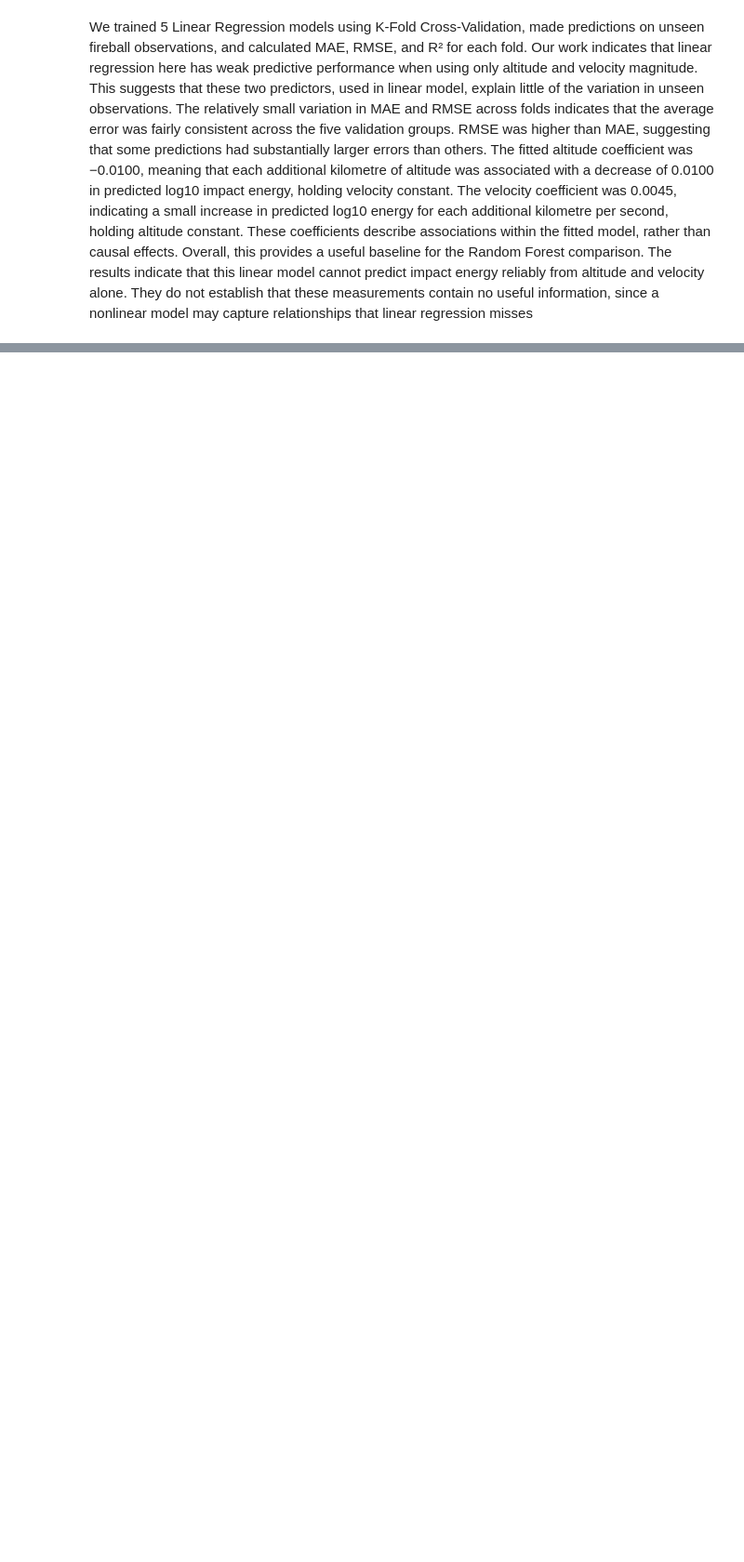
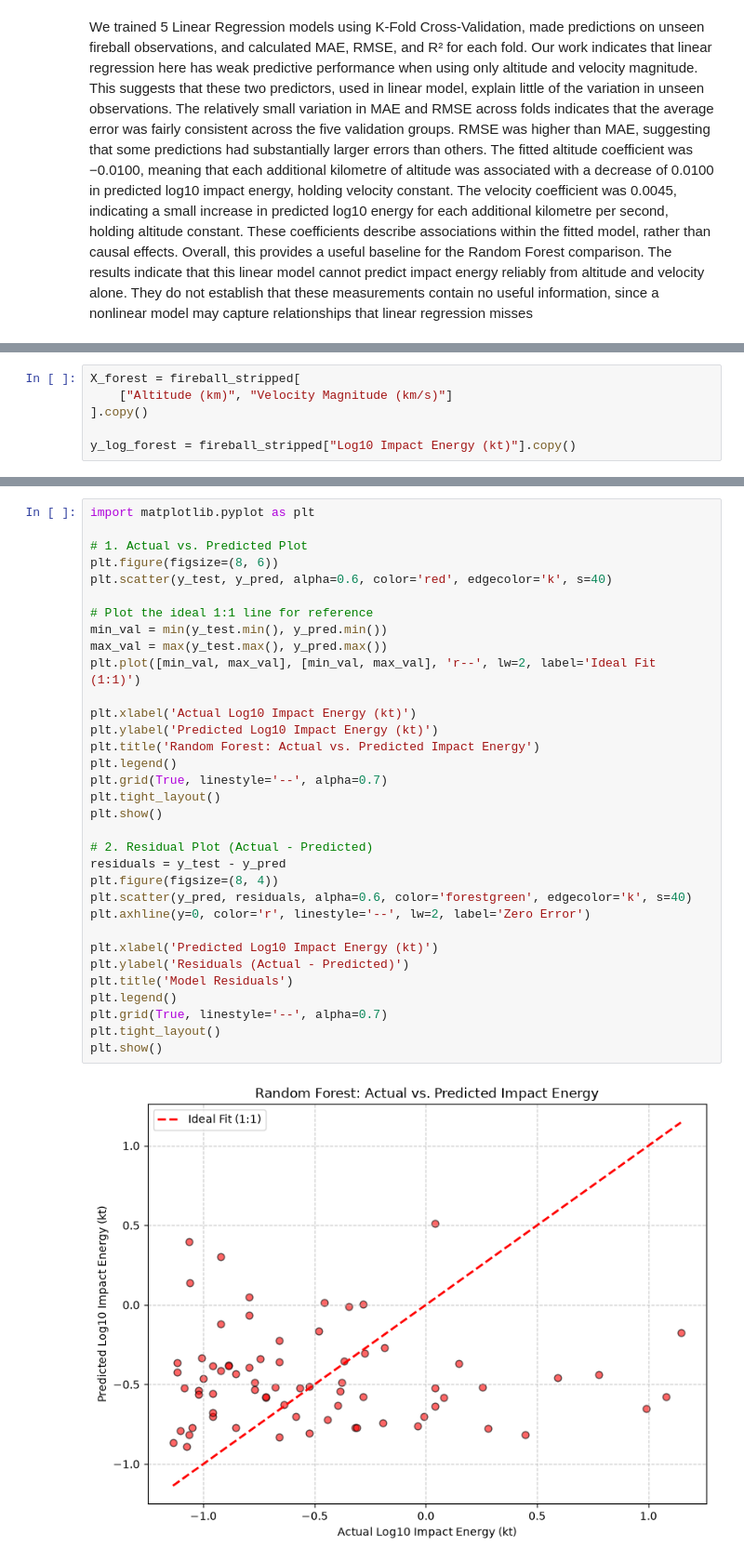
Before and after one commit to SepeZeus/TBA, a Jupyter notebook: fireball.ipynb, the cells around one changed output, grey strips where cells are left out. Shown at 93% size. Saved outputs shown, nothing was run; the diff lists cells and outputs as text; blank space fills up the shorter version.

```diff
--- a/fireball.ipynb
+++ b/fireball.ipynb
@@ -649,0 +654,6 @@ Overall, this provides a useful baseline for the Random Forest comparison. The r
+# %%
+X_forest = fireball_stripped[
+    ["Altitude (km)", "Velocity Magnitude (km/s)"]
+].copy()
+
+y_log_forest = fireball_stripped["Log10 Impact Energy (kt)"].copy()
@@ -649,0 +689,35 @@ Overall, this provides a useful baseline for the Random Forest comparison. The r
+# %%
+import matplotlib.pyplot as plt
+
+# 1. Actual vs. Predicted Plot
+plt.figure(figsize=(8, 6))
+plt.scatter(y_test, y_pred, alpha=0.6, color='red', edgecolor='k', s=40)
+
+# Plot the ideal 1:1 line for reference
+min_val = min(y_test.min(), y_pred.min())
+max_val = max(y_test.max(), y_pred.max())
+plt.plot([min_val, max_val], [min_val, max_val], 'r--', lw=2, label='Ideal Fit (1:1)')
+
+plt.xlabel('Actual Log10 Impact Energy (kt)')
+plt.ylabel('Predicted Log10 Impact Energy (kt)')
+plt.title('Random Forest: Actual vs. Predicted Impact Energy')
+plt.legend()
+plt.grid(True, linestyle='--', alpha=0.7)
+plt.tight_layout()
+plt.show()
+
+# 2. Residual Plot (Actual - Predicted)
+residuals = y_test - y_pred
+plt.figure(figsize=(8, 4))
+plt.scatter(y_pred, residuals, alpha=0.6, color='forestgreen', edgecolor='k', s=40)
+plt.axhline(y=0, color='r', linestyle='--', lw=2, label='Zero Error')
+
+plt.xlabel('Predicted Log10 Impact Energy (kt)')
+plt.ylabel('Residuals (Actual - Predicted)')
+plt.title('Model Residuals')
+plt.legend()
+plt.grid(True, linestyle='--', alpha=0.7)
+plt.tight_layout()
+plt.show()
+# %% [output]
+[figure, added]
```
Also changed, not shown: parts of 24 cells of this notebook, 2 other files.
